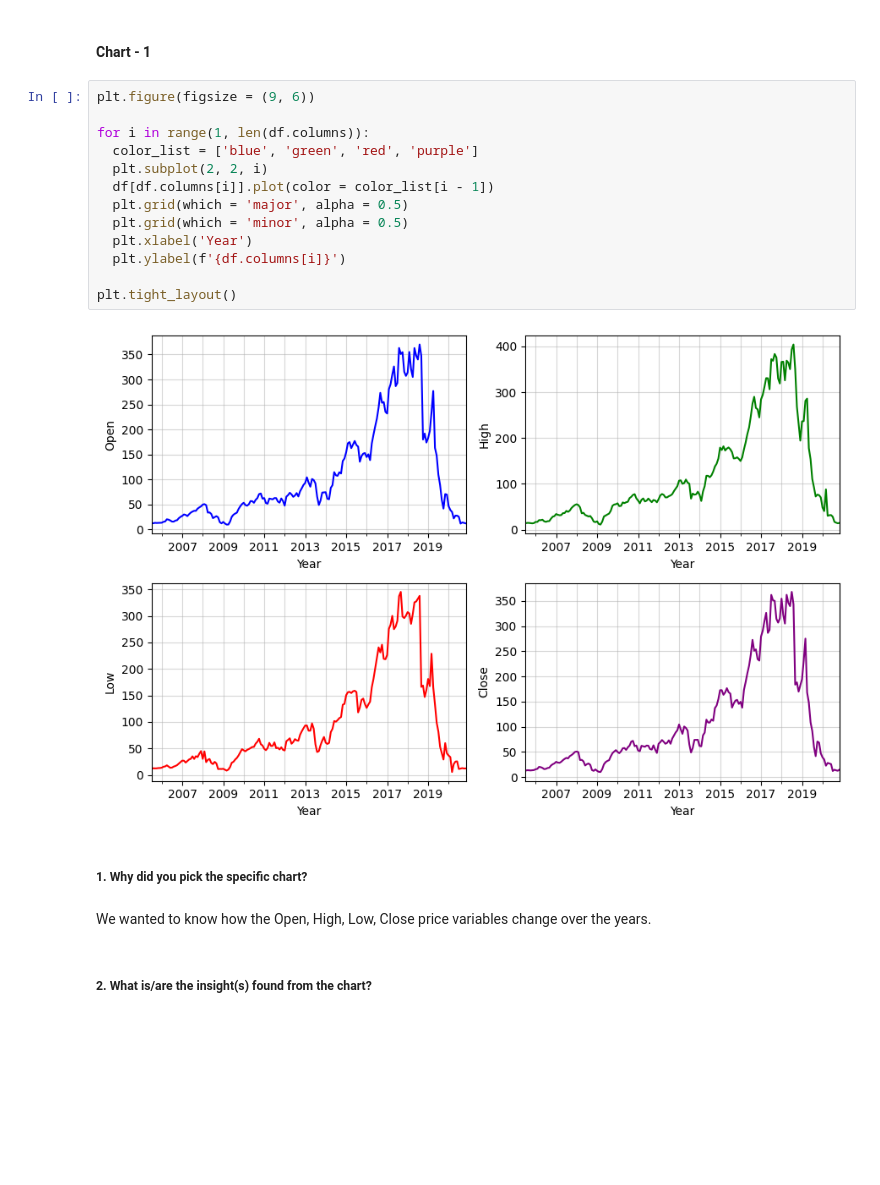
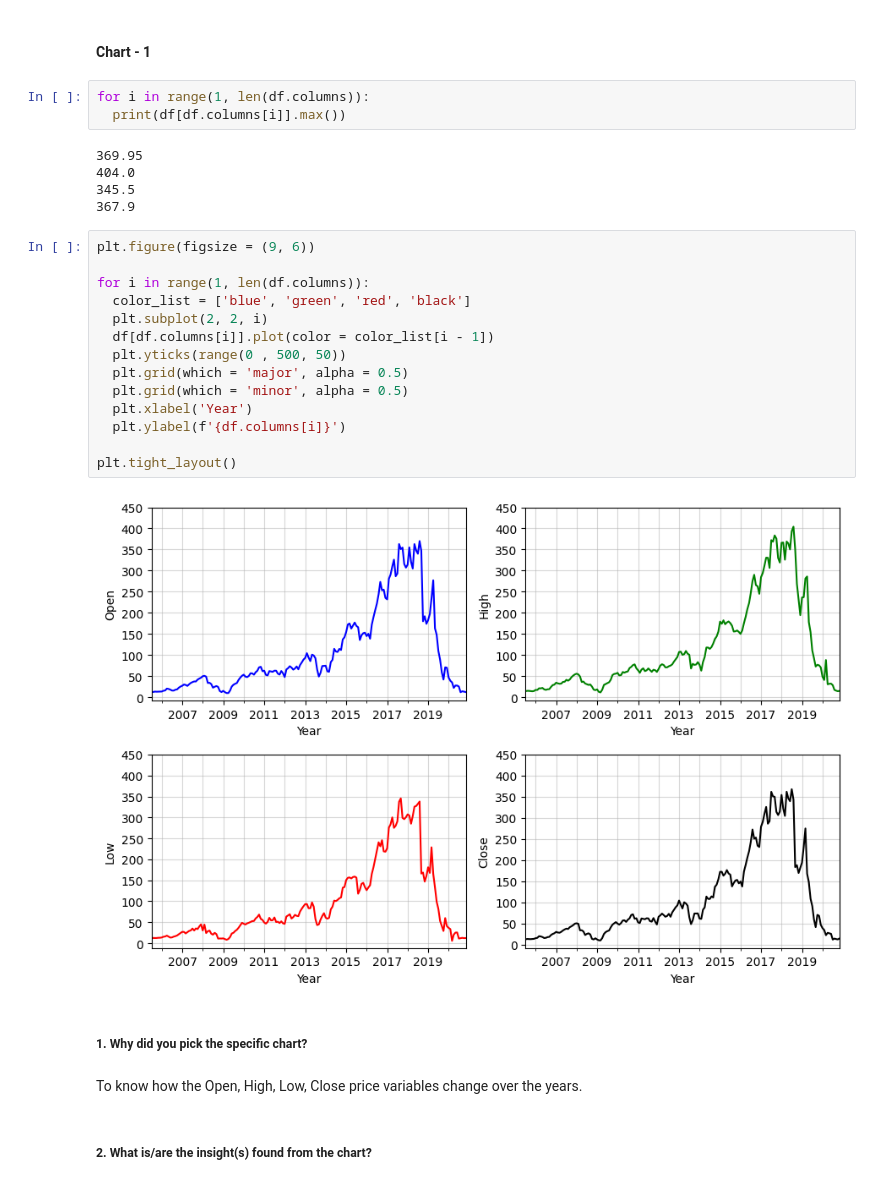
Before and after one commit to dipankarsahu1000/Yes-Bank-Stock-Closing-Price-Prediction, a Jupyter notebook: Yes_Bank_Stock_Closing_Price_Prediction.ipynb, the cells around one changed output. Drawn from its saved outputs; the diff is of its cells as text; blank space fills up the shorter version.

```diff
--- a/Yes_Bank_Stock_Closing_Price_Prediction.ipynb
+++ b/Yes_Bank_Stock_Closing_Price_Prediction.ipynb
@@ -269,25 +269,34 @@ Only the 'Date' column's entries were converted from string objects to datetime
 ## ***4. Data Vizualization, Storytelling & Experimenting with charts : Understand the relationships between variables***
 # %% [markdown]
 #### Chart - 1
+# %%
+for i in range(1, len(df.columns)):
+  print(df[df.columns[i]].max())
+# %% [output]
+369.95
+404.0
+345.5
+367.9
 # %%
 plt.figure(figsize = (9, 6))
 
 for i in range(1, len(df.columns)):
-  color_list = ['blue', 'green', 'red', 'purple']
+  color_list = ['blue', 'green', 'red', 'black']
   plt.subplot(2, 2, i)
   df[df.columns[i]].plot(color = color_list[i - 1])
+  plt.yticks(range(0 , 500, 50))
   plt.grid(which = 'major', alpha = 0.5)
   plt.grid(which = 'minor', alpha = 0.5)
   plt.xlabel('Year')
   plt.ylabel(f'{df.columns[i]}')
 
 plt.tight_layout()
 # %% [output]
-[figure, old version]
+[figure, new version]
 # %% [markdown]
 ##### 1. Why did you pick the specific chart?
 # %% [markdown]
-We wanted to know how the Open, High, Low, Close price variables change over the years.
+To know how the Open, High, Low, Close price variables change over the years.
 # %% [markdown]
 ##### 2. What is/are the insight(s) found from the chart?
 # %% [markdown]
```
Also changed, not shown: parts of 8 cells of this notebook.
